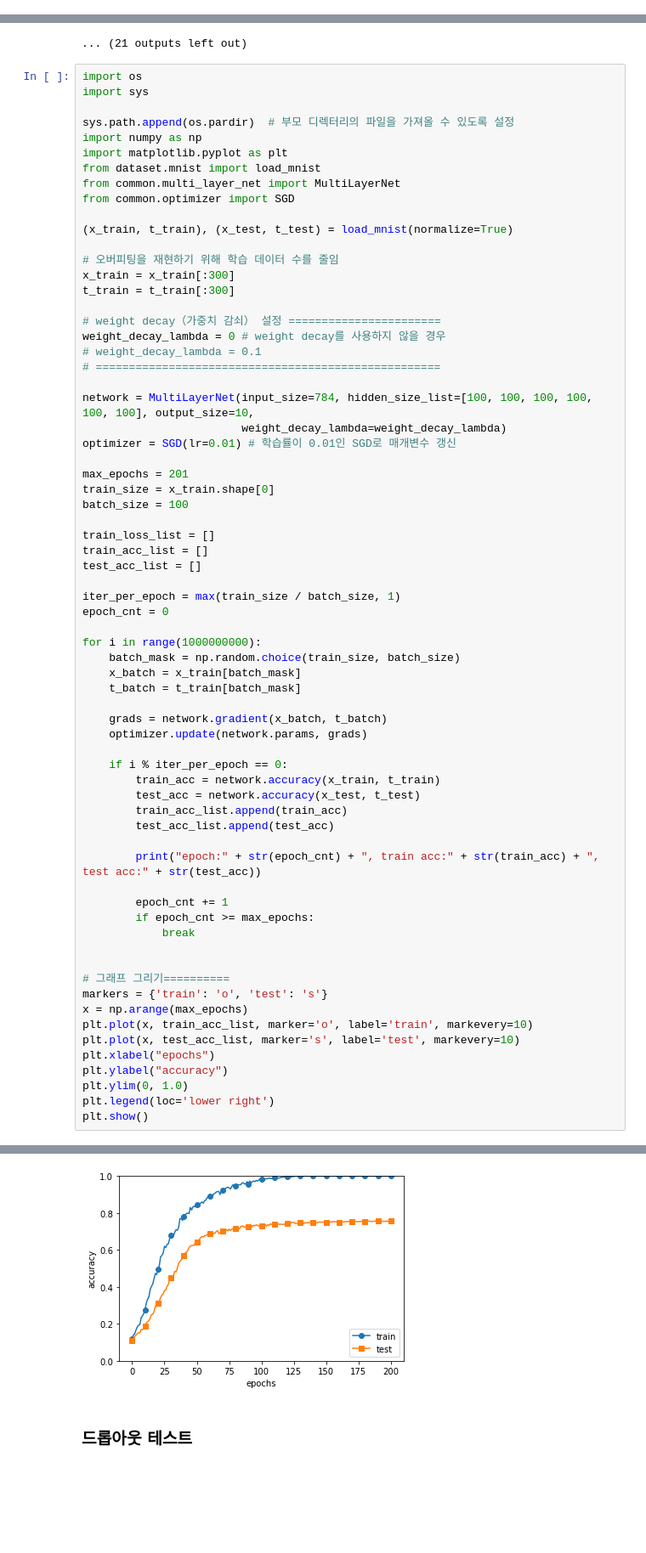
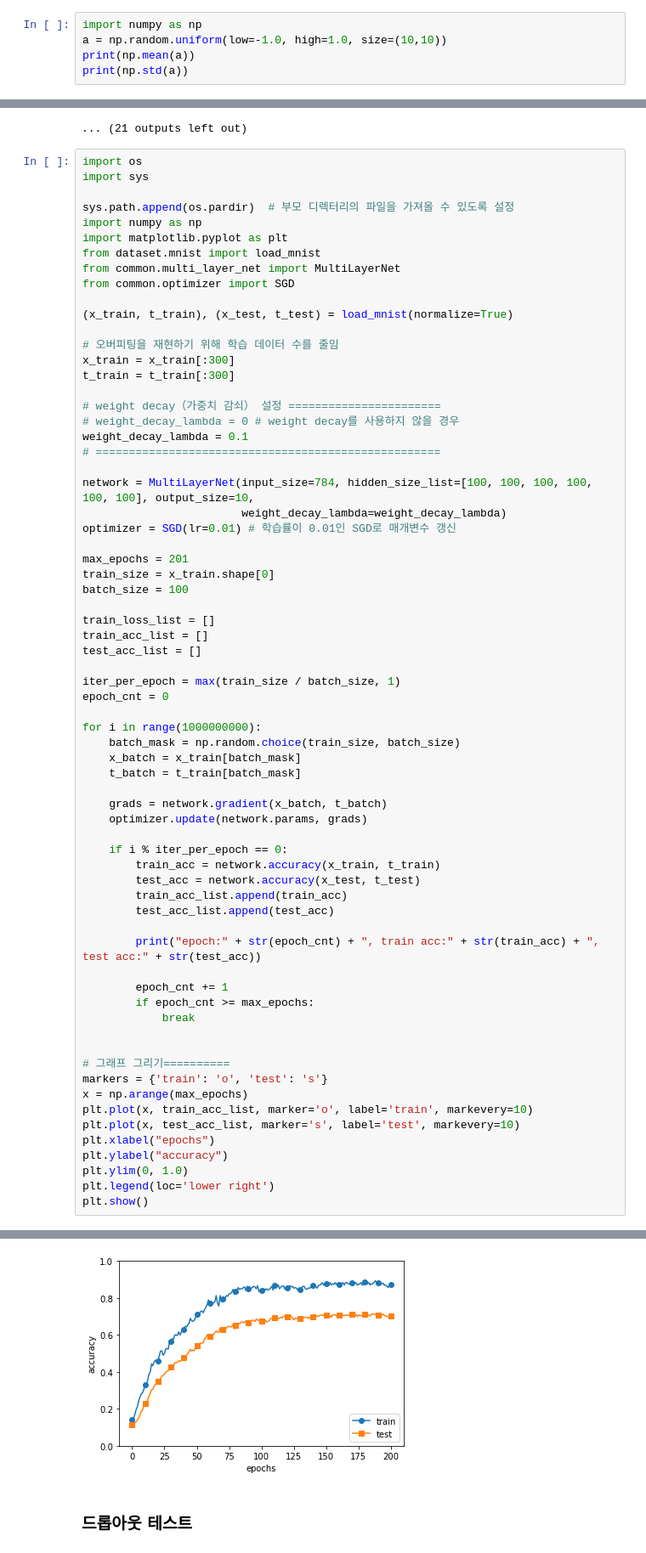
Before and after one commit to imguru-mooc/AI_Basic, a Jupyter notebook: deep-learning-from-scratch-master/ch06/ch06.ipynb, the cells around one changed output, grey strips where cells are left out. Shown at 85% size. Cells and saved outputs as stored; diff of their text form; blank space fills up the shorter version.

```diff
--- a/deep-learning-from-scratch-master/ch06/ch06.ipynb
+++ b/deep-learning-from-scratch-master/ch06/ch06.ipynb
@@ -171,0 +190,5 @@ Adam:0.015370524495863827
+# %%
+import numpy as np
+a = np.random.uniform(low=-1.0, high=1.0, size=(10,10))
+print(np.mean(a))
+print(np.std(a))
@@ -586,8 +609,8 @@ x_train = x_train[:300]
 t_train = t_train[:300]
 
 # weight decay（가중치 감쇠） 설정 =======================
-weight_decay_lambda = 0 # weight decay를 사용하지 않을 경우
-# weight_decay_lambda = 0.1
+# weight_decay_lambda = 0 # weight decay를 사용하지 않을 경우
+weight_decay_lambda = 0.1
 # ====================================================
 
 network = MultiLayerNet(input_size=784, hidden_size_list=[100, 100, 100, 100, 100, 100], output_size=10,
@@ -657,3 +680,3 @@ epoch:200, train acc:1.0, test acc:0.7566
-[figure, old version]
+[figure, new version]
 # %% [markdown]
 ### 드롭아웃 테스트
```
Also changed, not shown: parts of 12 cells of this notebook.
